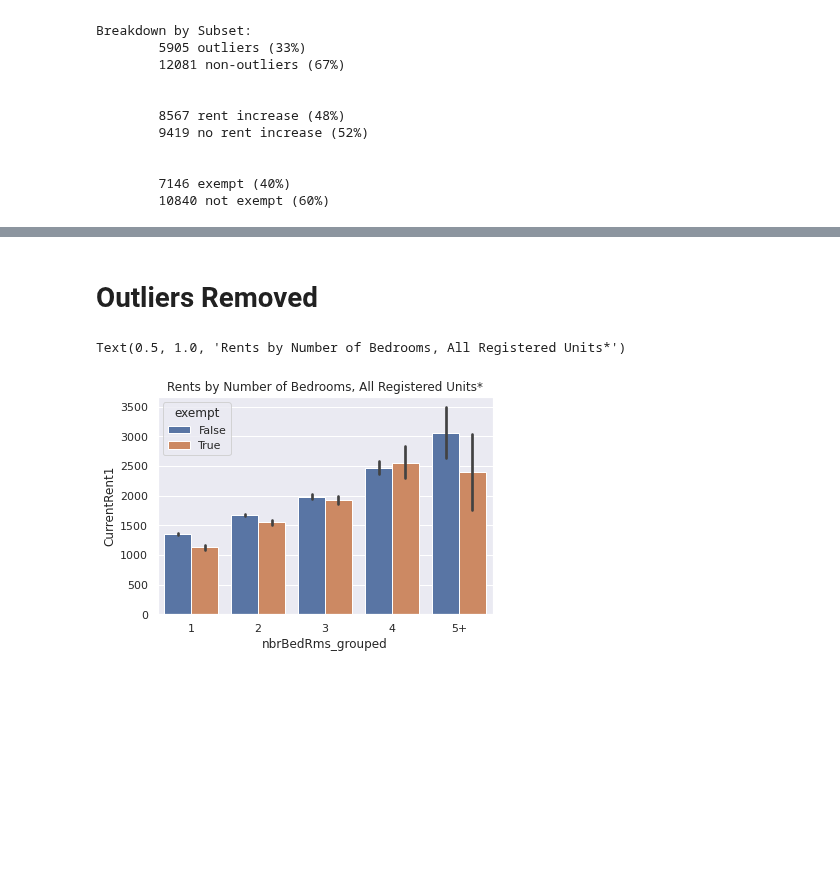
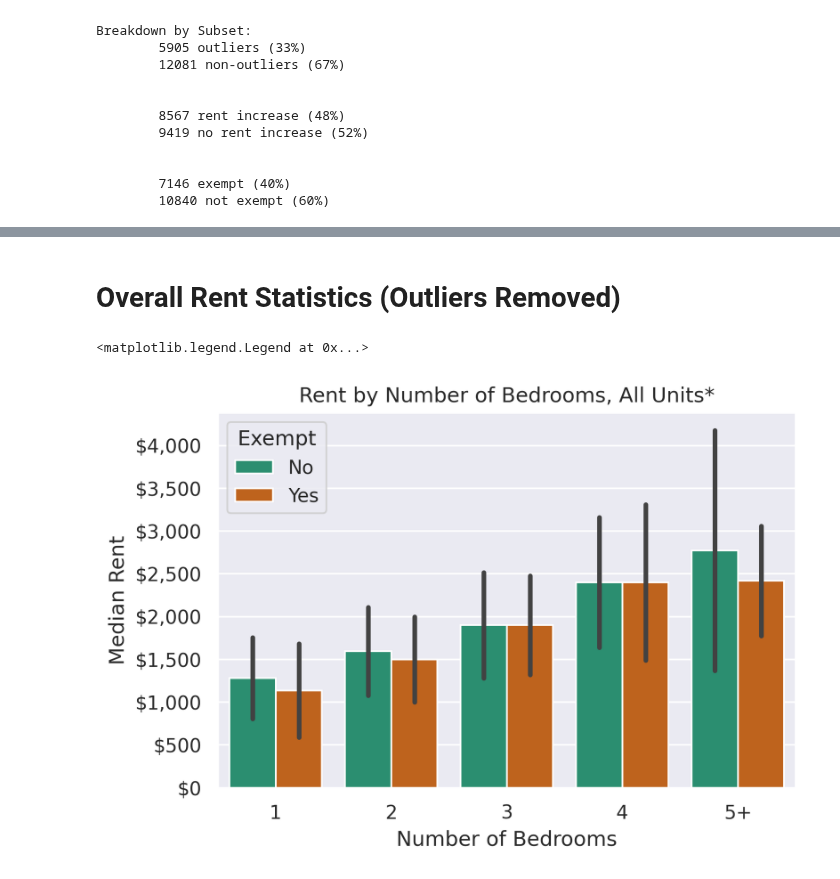
Before and after one commit to PhilipMathieu/portland-rent-board-2023, a Jupyter notebook: notebooks/2023-data.ipynb, the cells around one changed output, grey strips where cells are left out. Saved outputs shown, nothing was run; the diff lists cells and outputs as text; code cells hidden in the pictures; blank space fills up the shorter version.

```diff
--- a/notebooks/2023-data.ipynb
+++ b/notebooks/2023-data.ipynb
@@ -21,3 +3,24 @@ mpl.rcParams['figure.dpi']= 300
+# %%
+import seaborn as sns
+sns.set()
+sns.set_palette("Dark2")
+
+# automatically reload utils module when it changes
+%load_ext autoreload
+%autoreload 2
+
+# import utility functions
+import sys
+sys.path.append('../')
+from src.utils import *
+
+# set plotting defaults
+%matplotlib inline
+import matplotlib as mpl
+mpl.rcParams['figure.dpi']= 300
+
+# requires version 0.12.0 or higher
+sns.__version__
 # %%
 # load the 2023 data
 df = get_data(2023)
@@ -42,16 +64,23 @@ Breakdown by Subset:
 # %% [markdown]
-# Outliers Removed
+# Overall Rent Statistics (Outliers Removed)
 # %%
 ax = sns.barplot(
     data=df[~df["outlier"]].sort_values("nbrBedRms_grouped"),
     x="nbrBedRms_grouped",
     y="CurrentRent1",
-    hue="exempt"
+    hue="exempt",
+    estimator=np.median,
+    errorbar='sd'
     )
-ax.set_title("Rents by Number of Bedrooms, All Registered Units*")
+ax.set_title("Rent by Number of Bedrooms, All Units*")
+ax.set_xlabel("Number of Bedrooms")
+ax.get_yaxis().set_major_formatter(mpl.ticker.FuncFormatter(lambda x, p: '${:,}'.format(int(x))))
+ax.set_ylabel("Median Rent")
+handles, labels = ax.get_legend_handles_labels()
+ax.legend(title="Exempt", handles=handles, labels=["No", "Yes"])
 # %% [output]
-Text(0.5, 1.0, 'Rents by Number of Bedrooms, All Registered Units*')
+<matplotlib.legend.Legend at 0x...>
-[figure, old version]
+[figure, new version]
 # %%
 ax = sns.barplot(
     data=df[~df["outlier"]].sort_values("nbrBedRms_grouped"),
```
Also changed, not shown: parts of 13 cells of this notebook, 2 other files.
